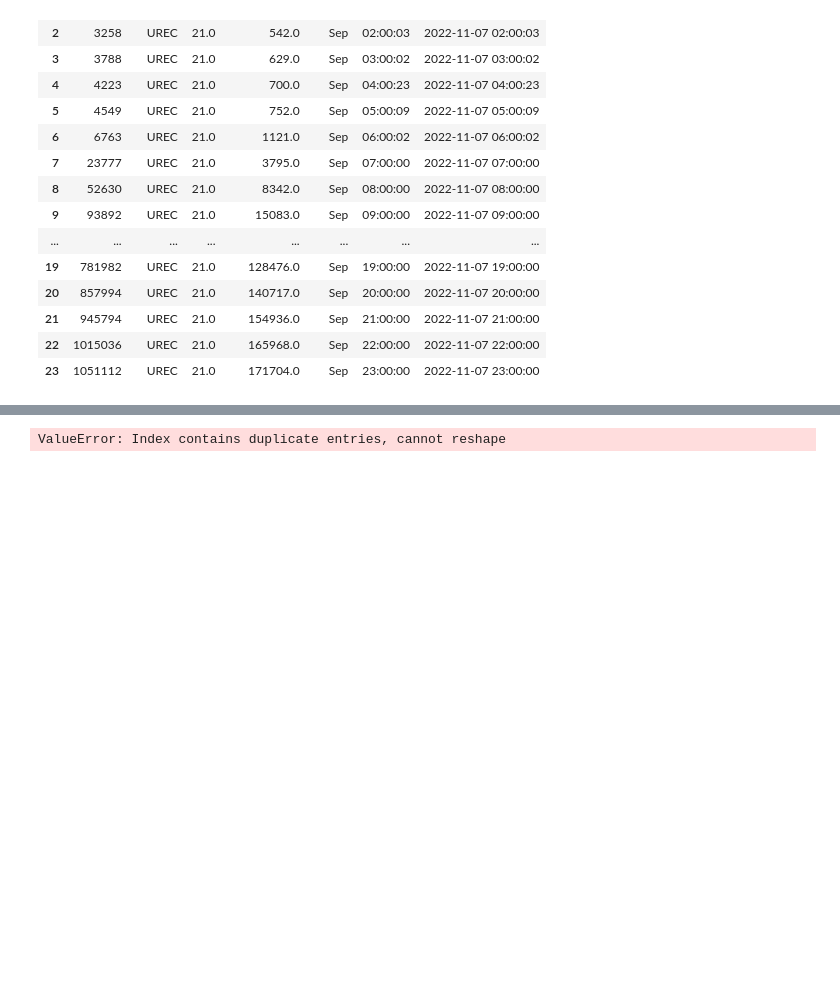
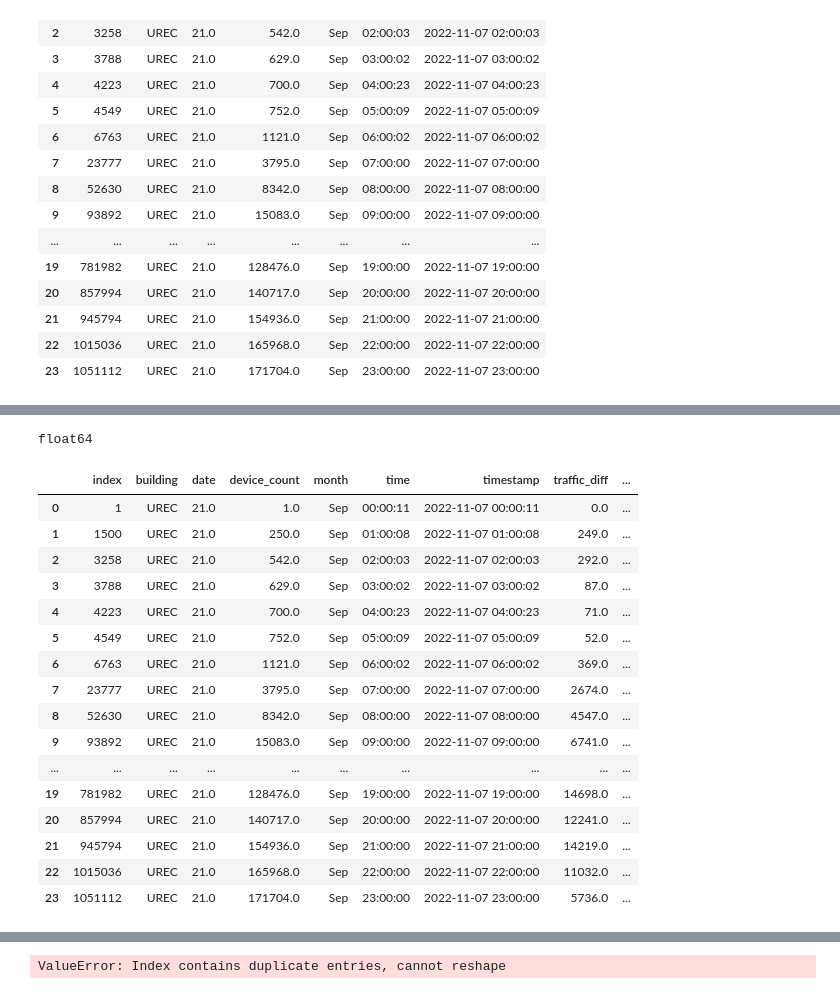
Before and after one commit to nwill111/CapstoneWifiAnalysis, a Jupyter notebook: Data Processing/ConvertWifi.ipynb, the cells around one changed output, grey strips where cells are left out. Drawn from its saved outputs; the diff is of its cells as text; code cells hidden in the pictures; blank space fills up the shorter version.

```diff
--- a/Data Processing/ConvertWifi.ipynb
+++ b/Data Processing/ConvertWifi.ipynb
@@ -136,3 +159,27 @@ dfTrim
+# %%
+dfTrim['traffic_diff'] = dfTrim['traffic_diff'].replace(np.nan, 0)
+dfTrim['traffic_diff_zscore'] = zscore(dfTrim['traffic_diff'])
+print(dfTrim['traffic_diff'].dtype)
+dfTrim
+# %% [output]
+float64
+|  | index | building | date | device_count | month | time | timestamp | traffic_diff | ... |
+| 0 | 1 | UREC | 21.0 | 1.0 | Sep | 00:00:11 | 2022-11-07 00:00:11 | 0.0 | ... |
+| 1 | 1500 | UREC | 21.0 | 250.0 | Sep | 01:00:08 | 2022-11-07 01:00:08 | 249.0 | ... |
+| 2 | 3258 | UREC | 21.0 | 542.0 | Sep | 02:00:03 | 2022-11-07 02:00:03 | 292.0 | ... |
+| 3 | 3788 | UREC | 21.0 | 629.0 | Sep | 03:00:02 | 2022-11-07 03:00:02 | 87.0 | ... |
+| 4 | 4223 | UREC | 21.0 | 700.0 | Sep | 04:00:23 | 2022-11-07 04:00:23 | 71.0 | ... |
+| 5 | 4549 | UREC | 21.0 | 752.0 | Sep | 05:00:09 | 2022-11-07 05:00:09 | 52.0 | ... |
+| 6 | 6763 | UREC | 21.0 | 1121.0 | Sep | 06:00:02 | 2022-11-07 06:00:02 | 369.0 | ... |
+| 7 | 23777 | UREC | 21.0 | 3795.0 | Sep | 07:00:00 | 2022-11-07 07:00:00 | 2674.0 | ... |
+| 8 | 52630 | UREC | 21.0 | 8342.0 | Sep | 08:00:00 | 2022-11-07 08:00:00 | 4547.0 | ... |
+| 9 | 93892 | UREC | 21.0 | 15083.0 | Sep | 09:00:00 | 2022-11-07 09:00:00 | 6741.0 | ... |
+| ... | ... | ... | ... | ... | ... | ... | ... | ... | ... |
+| 19 | 781982 | UREC | 21.0 | 128476.0 | Sep | 19:00:00 | 2022-11-07 19:00:00 | 14698.0 | ... |
+| 20 | 857994 | UREC | 21.0 | 140717.0 | Sep | 20:00:00 | 2022-11-07 20:00:00 | 12241.0 | ... |
+| 21 | 945794 | UREC | 21.0 | 154936.0 | Sep | 21:00:00 | 2022-11-07 21:00:00 | 14219.0 | ... |
+| 22 | 1015036 | UREC | 21.0 | 165968.0 | Sep | 22:00:00 | 2022-11-07 22:00:00 | 11032.0 | ... |
+| 23 | 1051112 | UREC | 21.0 | 171704.0 | Sep | 23:00:00 | 2022-11-07 23:00:00 | 5736.0 | ... |
 # %%
 import seaborn as sns
 import matplotlib.pyplot as plt
```
Also changed, not shown: parts of 5 cells of this notebook.
